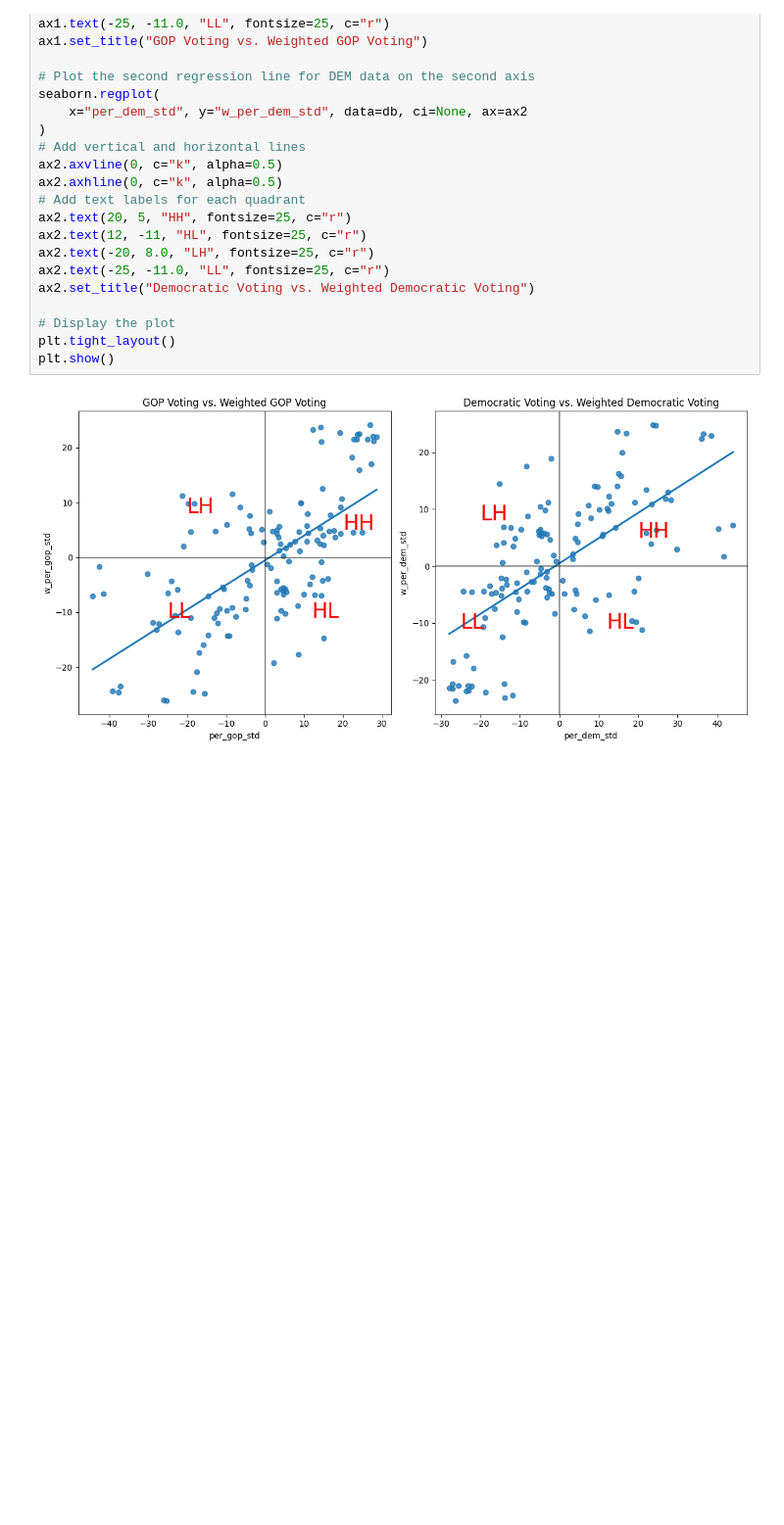
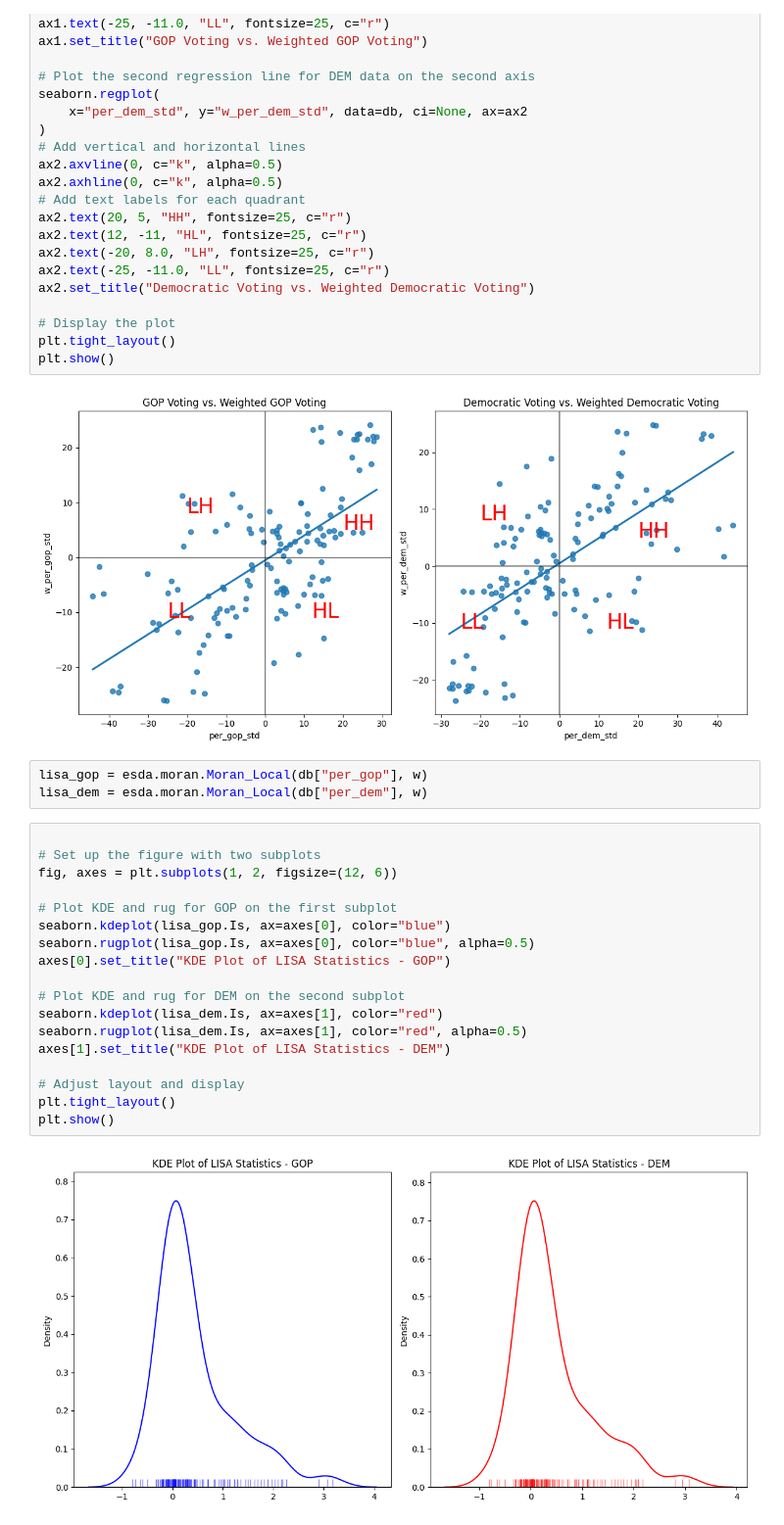
Before and after one commit to leogismap/Local_spatial_autocorrelation_2024_presidential_election_virginia, a Jupyter notebook: Local_Spatial_Autocorrelation.ipynb, the cells around one changed output. Shown at 98% size. Saved outputs shown, nothing was run; the diff lists cells and outputs as text; blank space fills up the shorter version.

```diff
--- a/Local_Spatial_Autocorrelation.ipynb
+++ b/Local_Spatial_Autocorrelation.ipynb
@@ -155,3 +155,26 @@ plt.tight_layout()
 plt.show()
 # %% [output]
 [figure]
+# %%
+lisa_gop = esda.moran.Moran_Local(db["per_gop"], w)
+lisa_dem = esda.moran.Moran_Local(db["per_dem"], w)
+# %%
+
+# Set up the figure with two subplots
+fig, axes = plt.subplots(1, 2, figsize=(12, 6))
+
+# Plot KDE and rug for GOP on the first subplot
+seaborn.kdeplot(lisa_gop.Is, ax=axes[0], color="blue")
+seaborn.rugplot(lisa_gop.Is, ax=axes[0], color="blue", alpha=0.5)
+axes[0].set_title("KDE Plot of LISA Statistics - GOP")
+
+# Plot KDE and rug for DEM on the second subplot
+seaborn.kdeplot(lisa_dem.Is, ax=axes[1], color="red")
+seaborn.rugplot(lisa_dem.Is, ax=axes[1], color="red", alpha=0.5)
+axes[1].set_title("KDE Plot of LISA Statistics - DEM")
+
+# Adjust layout and display
+plt.tight_layout()
+plt.show()
+# %% [output]
+[figure, added]
```
